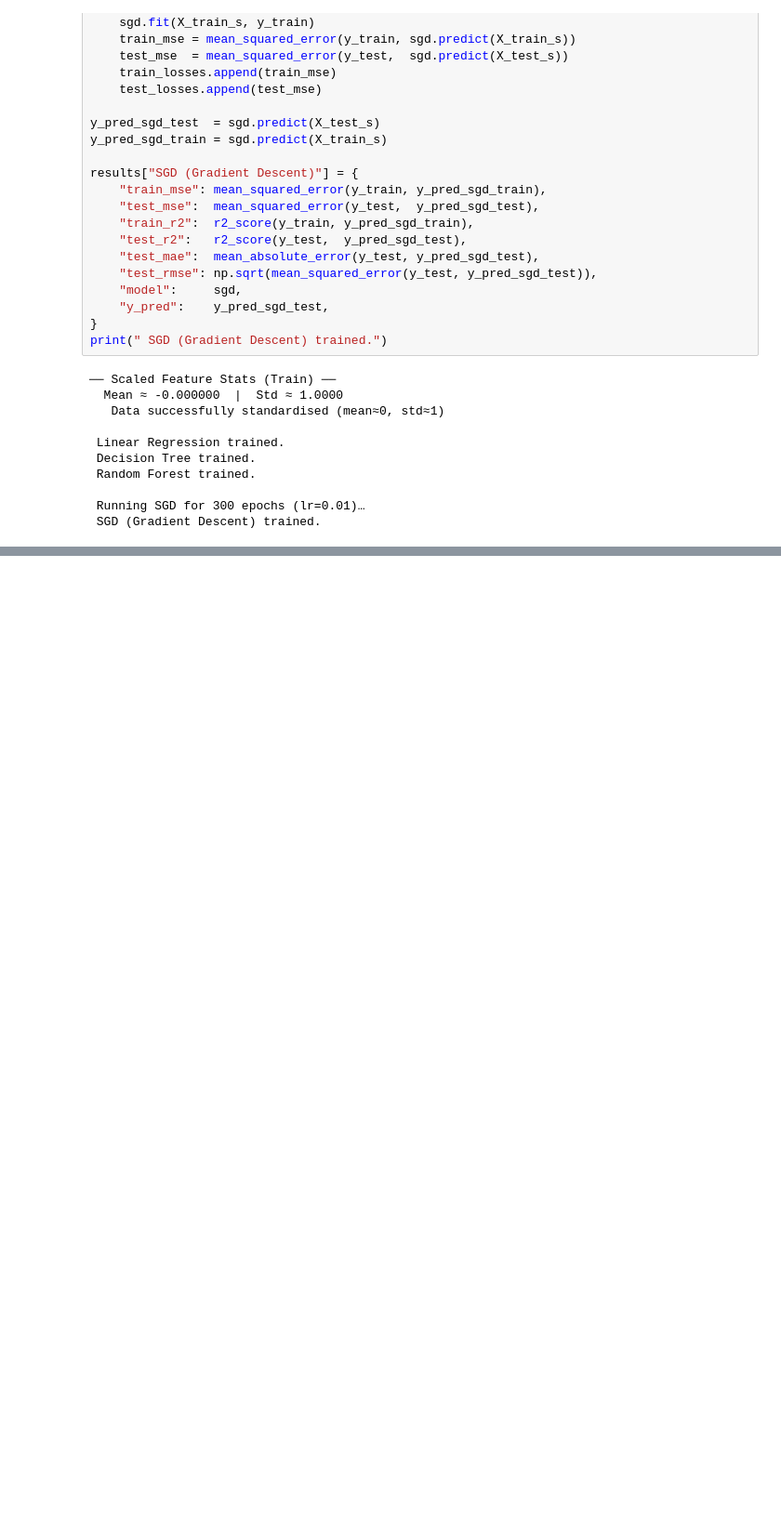
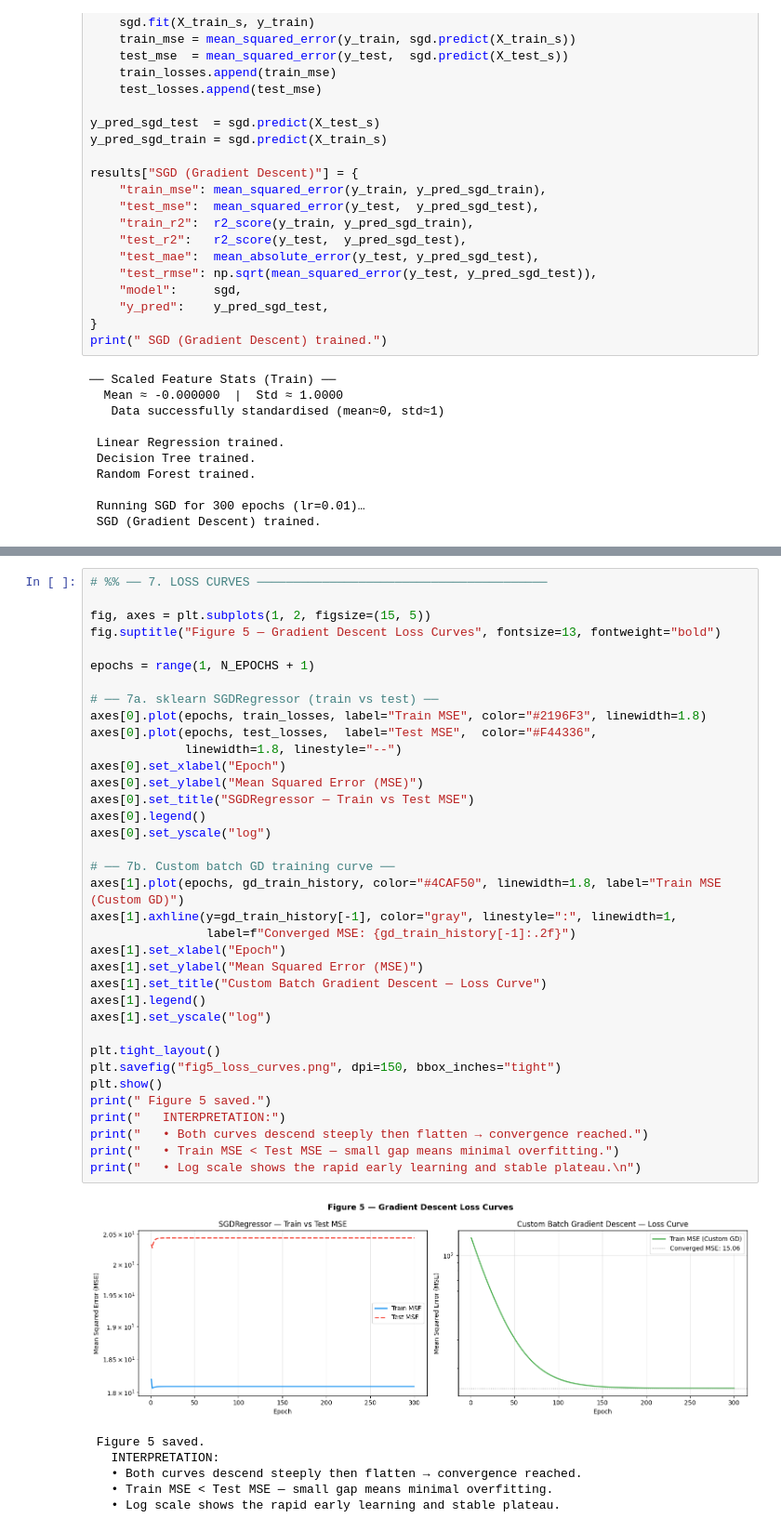
Before and after one commit to Phinatech/linear_regression_model, a Jupyter notebook: summatives/linear_regression/multivariate.ipynb, the cells around one changed output, grey strips where cells are left out. Shown at 93% size. Drawn from its saved outputs; the diff is of its cells as text; blank space fills up the shorter version.

```diff
--- a/summatives/linear_regression/multivariate.ipynb
+++ b/summatives/linear_regression/multivariate.ipynb
@@ -458,0 +513,43 @@ print(" SGD (Gradient Descent) trained.")
+# %%
+# %% ── 7. LOSS CURVES ────────────────────────────────────────
+
+fig, axes = plt.subplots(1, 2, figsize=(15, 5))
+fig.suptitle("Figure 5 — Gradient Descent Loss Curves", fontsize=13, fontweight="bold")
+
+epochs = range(1, N_EPOCHS + 1)
+
+# ── 7a. sklearn SGDRegressor (train vs test) ──
+axes[0].plot(epochs, train_losses, label="Train MSE", color="#2196F3", linewidth=1.8)
+axes[0].plot(epochs, test_losses,  label="Test MSE",  color="#F44336",
+             linewidth=1.8, linestyle="--")
+axes[0].set_xlabel("Epoch")
+axes[0].set_ylabel("Mean Squared Error (MSE)")
+axes[0].set_title("SGDRegressor — Train vs Test MSE")
+axes[0].legend()
+axes[0].set_yscale("log")
+
+# ── 7b. Custom batch GD training curve ──
+axes[1].plot(epochs, gd_train_history, color="#4CAF50", linewidth=1.8, label="Train MSE (Custom GD)")
+axes[1].axhline(y=gd_train_history[-1], color="gray", linestyle=":", linewidth=1,
+                label=f"Converged MSE: {gd_train_history[-1]:.2f}")
+axes[1].set_xlabel("Epoch")
+axes[1].set_ylabel("Mean Squared Error (MSE)")
+axes[1].set_title("Custom Batch Gradient Descent — Loss Curve")
+axes[1].legend()
+axes[1].set_yscale("log")
+
+plt.tight_layout()
+plt.savefig("fig5_loss_curves.png", dpi=150, bbox_inches="tight")
+plt.show()
+print(" Figure 5 saved.")
+print("   INTERPRETATION:")
+print("   • Both curves descend steeply then flatten → convergence reached.")
+print("   • Train MSE < Test MSE — small gap means minimal overfitting.")
+print("   • Log scale shows the rapid early learning and stable plateau.\n")
+# %% [output]
+[figure, added]
+ Figure 5 saved.
+   INTERPRETATION:
+   • Both curves descend steeply then flatten → convergence reached.
+   • Train MSE < Test MSE — small gap means minimal overfitting.
+   • Log scale shows the rapid early learning and stable plateau.
```
Also changed, not shown: parts of 1 cell of this notebook, 1 other file.
